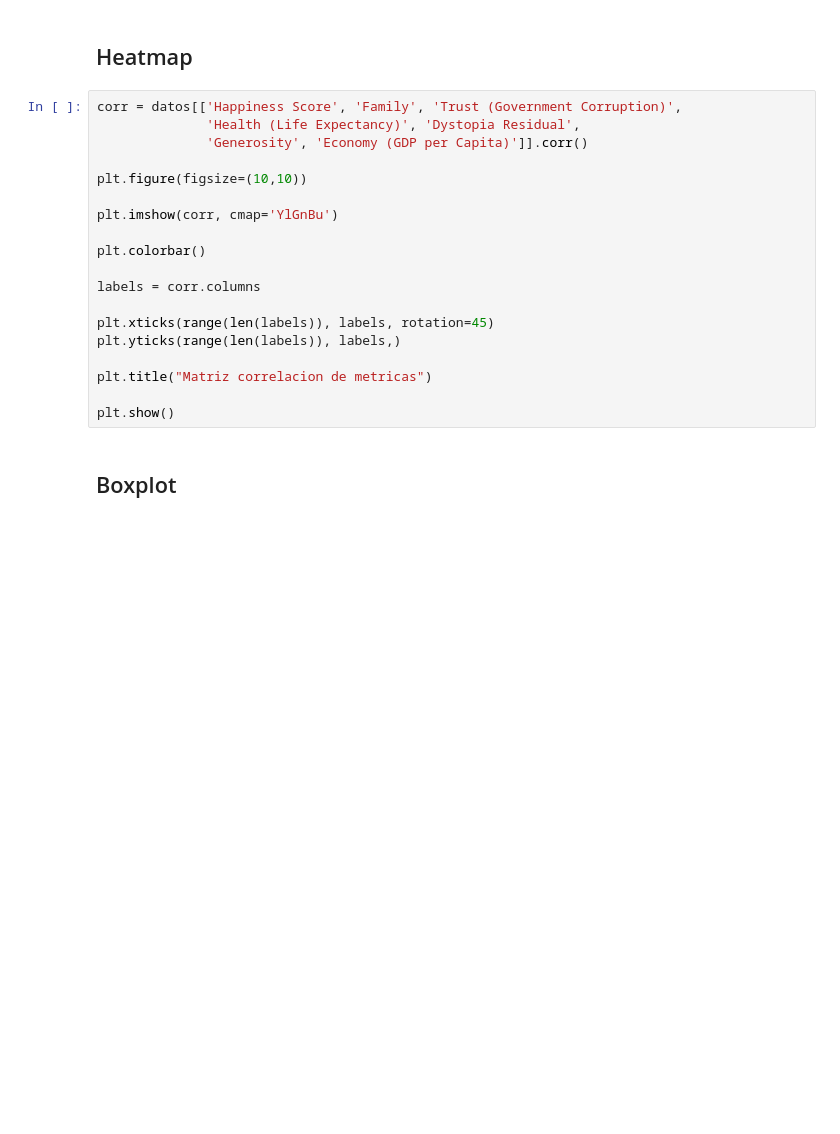
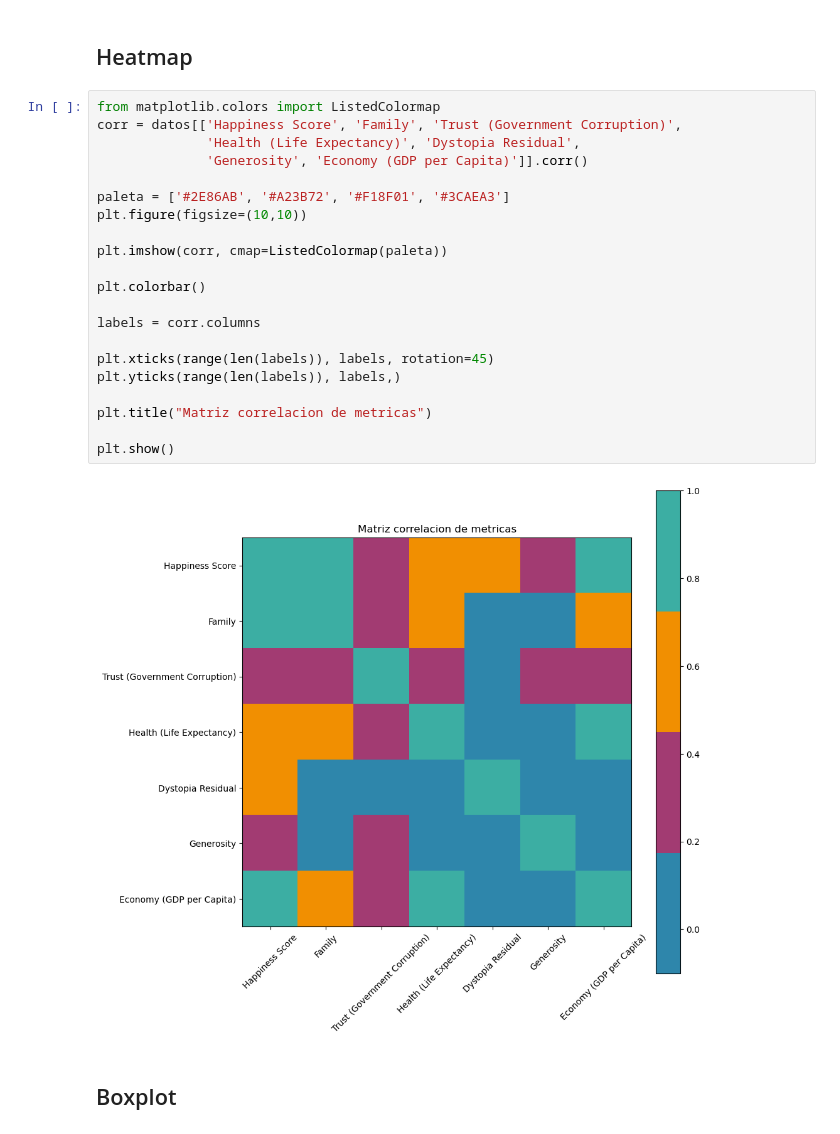
Before and after one commit to PapConAbrilar/Proyecto_Happiness, a Jupyter notebook: Proyecto.ipynb, the cells around one changed output. Saved outputs shown, nothing was run; the diff lists cells and outputs as text; blank space fills up the shorter version.

```diff
--- a/Proyecto.ipynb
+++ b/Proyecto.ipynb
@@ -290,24 +292,28 @@ show(l)
 # %% [markdown]
 ## Heatmap
 # %%
+from matplotlib.colors import ListedColormap
 corr = datos[['Happiness Score', 'Family', 'Trust (Government Corruption)',
               'Health (Life Expectancy)', 'Dystopia Residual',
               'Generosity', 'Economy (GDP per Capita)']].corr()
 
+paleta = ['#2E86AB', '#A23B72', '#F18F01', '#3CAEA3']
 plt.figure(figsize=(10,10))
 
-plt.imshow(corr, cmap='YlGnBu')
+plt.imshow(corr, cmap=ListedColormap(paleta))
 
 plt.colorbar()
 
 labels = corr.columns
 
 plt.xticks(range(len(labels)), labels, rotation=45)
 plt.yticks(range(len(labels)), labels,)
 
 plt.title("Matriz correlacion de metricas")
 
 plt.show()
+# %% [output]
+[figure, added]
 # %% [markdown]
 ## Boxplot
 # %%
```
Also changed, not shown: parts of 6 cells of this notebook.
